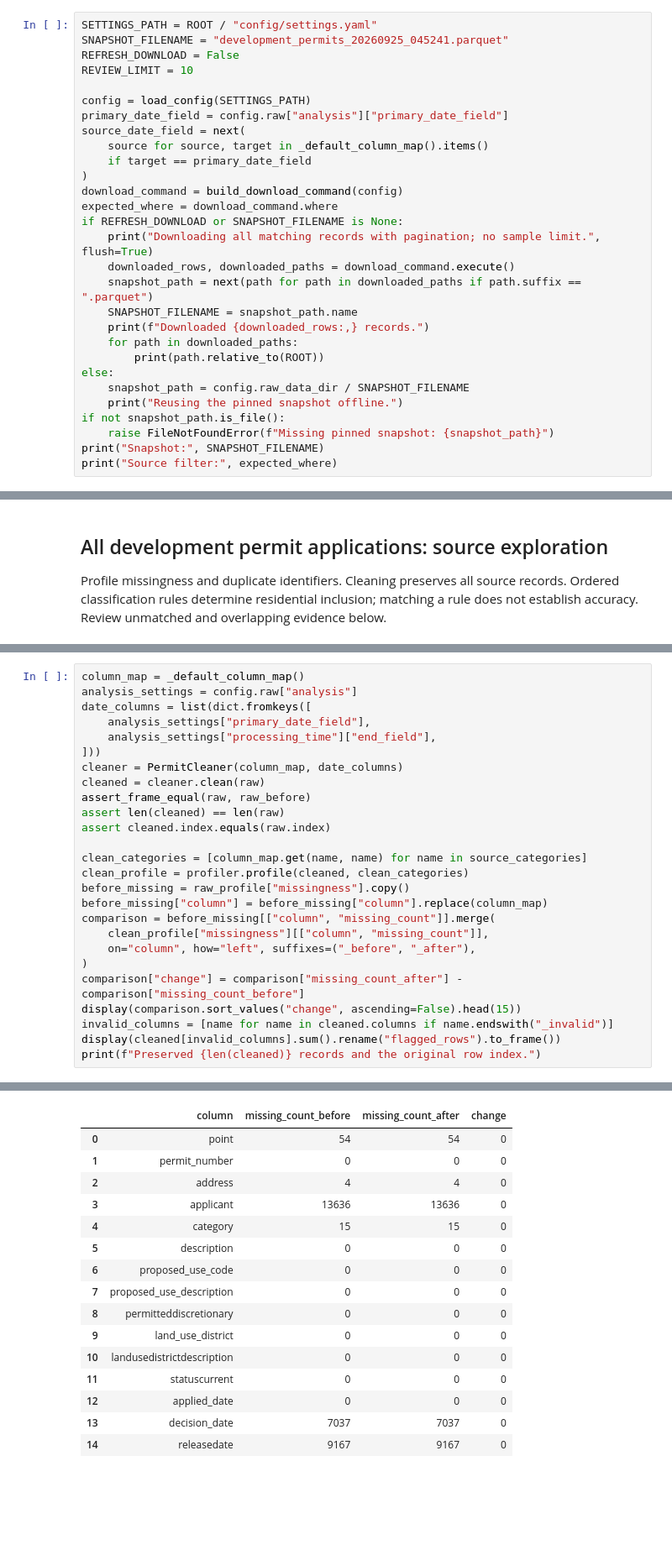
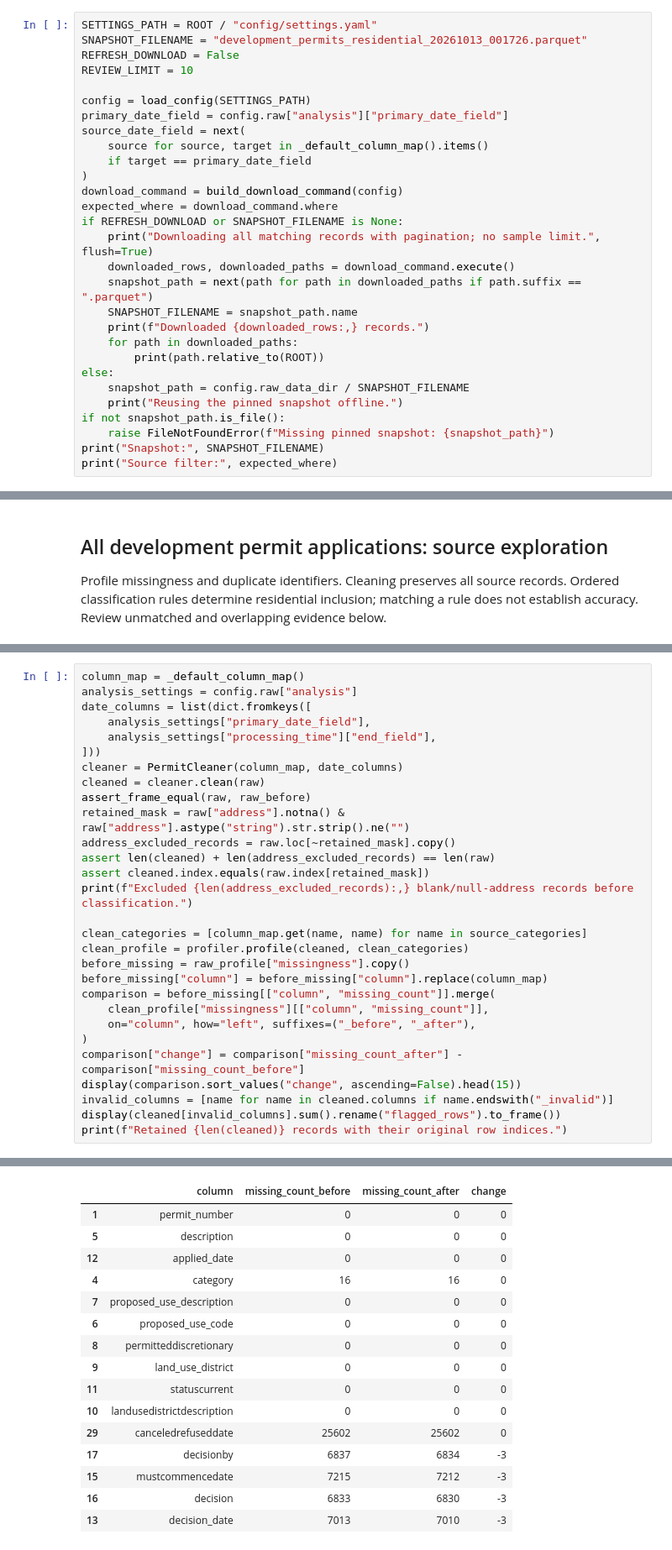
Before and after one commit to alby1976/Data110_DP_Activity, a Jupyter notebook: notebooks/02_complete_period_exploration.ipynb, the cells around one changed output, grey strips where cells are left out. Shown at 84% size. Saved outputs shown, nothing was run; the diff lists cells and outputs as text; blank space fills up the shorter version.

```diff
--- a/notebooks/02_complete_period_exploration.ipynb
+++ b/notebooks/02_complete_period_exploration.ipynb
@@ -63,6 +63,6 @@ Python 3.13.14 | pandas 2.2.3 | Matplotlib 3.10.8
 # %%
 SETTINGS_PATH = ROOT / "config/settings.yaml"
-SNAPSHOT_FILENAME = "development_permits_20260925_045241.parquet"
+SNAPSHOT_FILENAME = "development_permits_residential_20261013_001726.parquet"
 REFRESH_DOWNLOAD = False
 REVIEW_LIMIT = 10
 
@@ -249,8 +249,11 @@ date_columns = list(dict.fromkeys([
 cleaner = PermitCleaner(column_map, date_columns)
 cleaned = cleaner.clean(raw)
 assert_frame_equal(raw, raw_before)
-assert len(cleaned) == len(raw)
-assert cleaned.index.equals(raw.index)
+retained_mask = raw["address"].notna() & raw["address"].astype("string").str.strip().ne("")
+address_excluded_records = raw.loc[~retained_mask].copy()
+assert len(cleaned) + len(address_excluded_records) == len(raw)
+assert cleaned.index.equals(raw.index[retained_mask])
+print(f"Excluded {len(address_excluded_records):,} blank/null-address records before classification.")
 
 clean_categories = [column_map.get(name, name) for name in source_categories]
 clean_profile = profiler.profile(cleaned, clean_categories)
@@ -264,5 +267,5 @@ comparison["change"] = comparison["missing_count_after"] - comparison["missing_c
 display(comparison.sort_values("change", ascending=False).head(15))
 invalid_columns = [name for name in cleaned.columns if name.endswith("_invalid")]
 display(cleaned[invalid_columns].sum().rename("flagged_rows").to_frame())
-print(f"Preserved {len(cleaned)} records and the original row index.")
+print(f"Retained {len(cleaned)} records with their original row indices.")
 # %% [output]
@@ -269,19 +273,19 @@ print(f"Preserved {len(cleaned)} records and the original row index.")
 |  | column | missing_count_before | missing_count_after | change |
-| 0 | point | 54 | 54 | 0 |
 | 1 | permit_number | 0 | 0 | 0 |
-| 2 | address | 4 | 4 | 0 |
-| 3 | applicant | 13636 | 13636 | 0 |
-| 4 | category | 15 | 15 | 0 |
 | 5 | description | 0 | 0 | 0 |
+| 12 | applied_date | 0 | 0 | 0 |
+| 4 | category | 16 | 16 | 0 |
+| 7 | proposed_use_description | 0 | 0 | 0 |
 | 6 | proposed_use_code | 0 | 0 | 0 |
-| 7 | proposed_use_description | 0 | 0 | 0 |
 | 8 | permitteddiscretionary | 0 | 0 | 0 |
 | 9 | land_use_district | 0 | 0 | 0 |
+| 11 | statuscurrent | 0 | 0 | 0 |
 | 10 | landusedistrictdescription | 0 | 0 | 0 |
-| 11 | statuscurrent | 0 | 0 | 0 |
-| 12 | applied_date | 0 | 0 | 0 |
-| 13 | decision_date | 7037 | 7037 | 0 |
-| 14 | releasedate | 9167 | 9167 | 0 |
+| 29 | canceledrefuseddate | 25602 | 25602 | 0 |
+| 17 | decisionby | 6837 | 6834 | -3 |
+| 15 | mustcommencedate | 7215 | 7212 | -3 |
+| 16 | decision | 6833 | 6830 | -3 |
+| 13 | decision_date | 7013 | 7010 | -3 |
 |  | flagged_rows |
 | applied_date_invalid | 0 |
 | decision_date_invalid | 0 |
```
Also changed, not shown: parts of 17 cells of this notebook, 5 other files.
